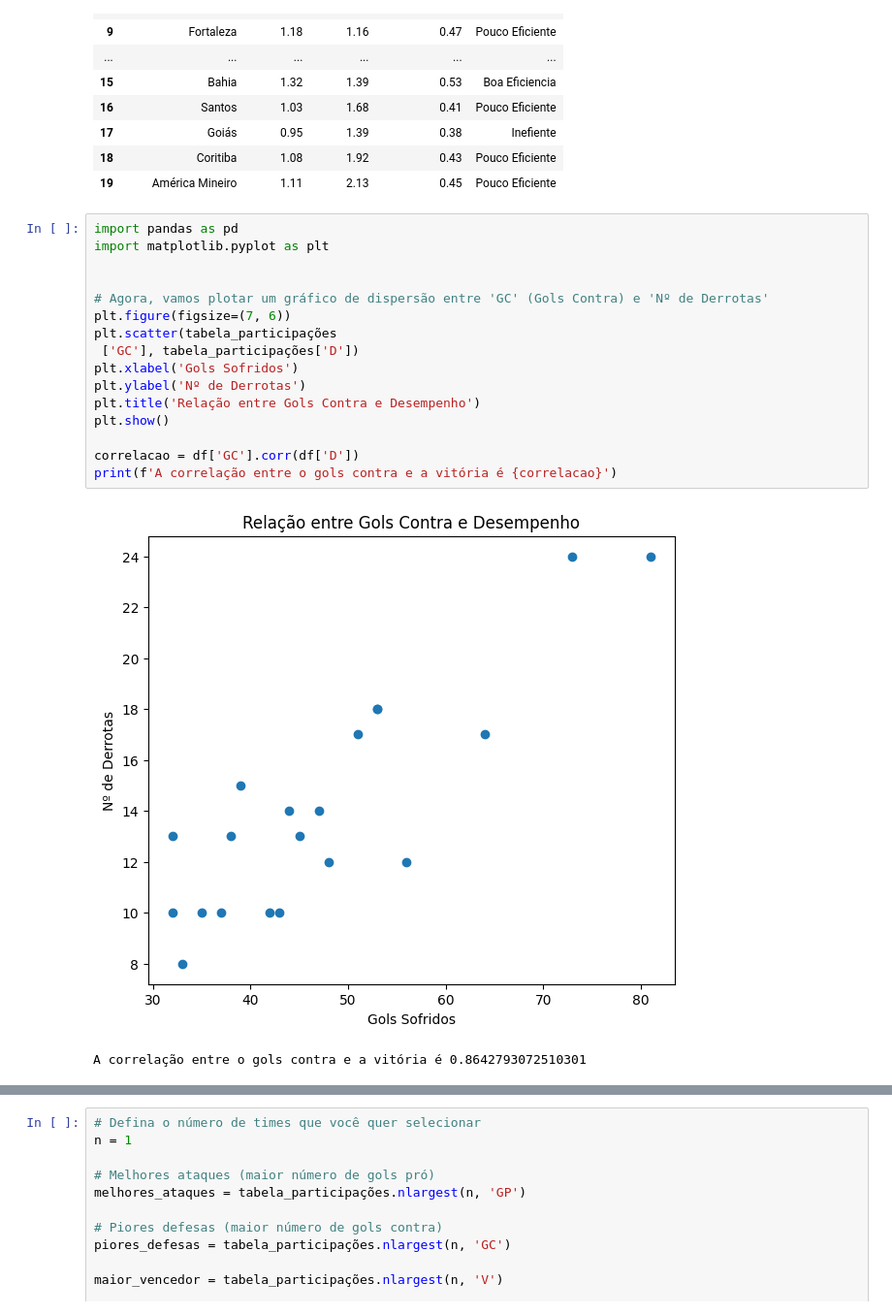
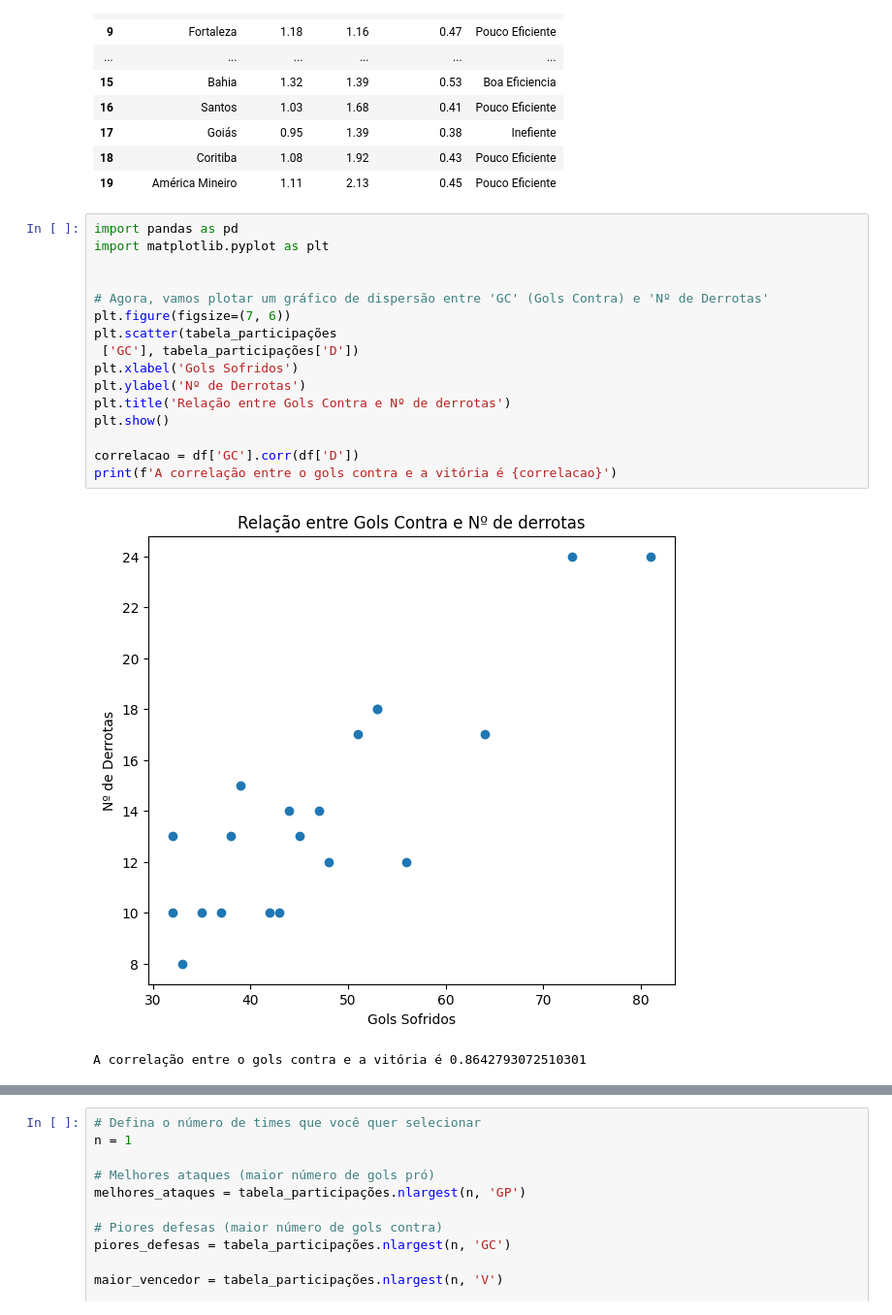
Before and after one commit to hugodevelopment/Web-Scraping, a Jupyter notebook: Análise_Brasileirão_2023.ipynb, the cells around one changed output, grey strips where cells are left out. Shown at 97% size. Drawn from its saved outputs; the diff is of its cells as text.

```diff
--- a/Análise_Brasileirão_2023.ipynb
+++ b/Análise_Brasileirão_2023.ipynb
@@ -361,19 +356,19 @@ See the caveats in the documentation: https://pandas.pydata.org/pandas-docs/stab
 # %%
 import pandas as pd
 import matplotlib.pyplot as plt
 
 
 # Agora, vamos plotar um gráfico de dispersão entre 'GC' (Gols Contra) e 'Nº de Derrotas'
 plt.figure(figsize=(7, 6))
 plt.scatter(tabela_participações
  ['GC'], tabela_participações['D'])
 plt.xlabel('Gols Sofridos')
 plt.ylabel('Nº de Derrotas')
-plt.title('Relação entre Gols Contra e Desempenho')
+plt.title('Relação entre Gols Contra e Nº de derrotas')
 plt.show()
 
 correlacao = df['GC'].corr(df['D'])
 print(f'A correlação entre o gols contra e a vitória é {correlacao}')
 # %% [output]
-[figure, old version]
+[figure, new version]
 A correlação entre o gols contra e a vitória é 0.8642793072510301
```
Also changed, not shown: parts of 7 cells of this notebook.
